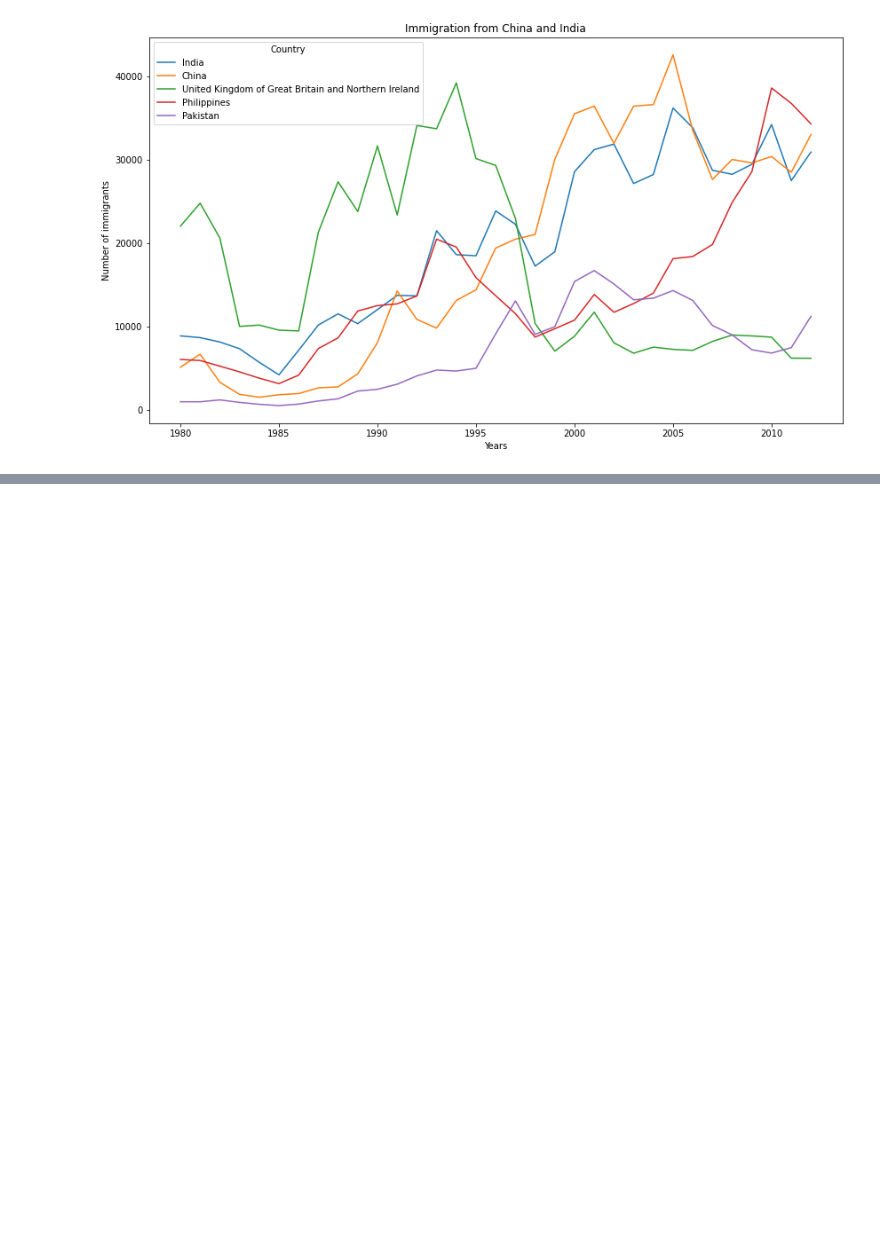
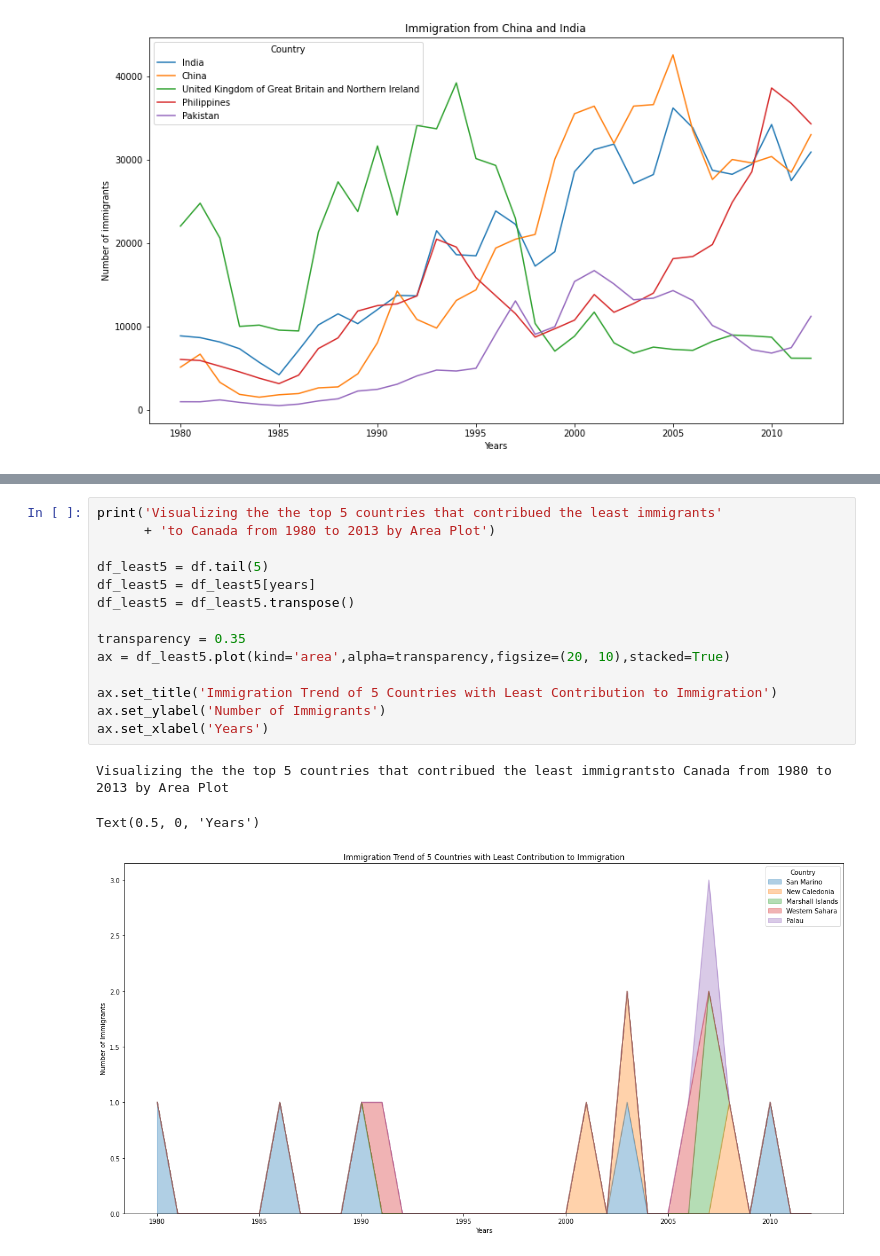
Before and after one commit to harveyvn/Data-Visualization-with-Python, a Jupyter notebook: Exploring_Datasets_on_Immigration_to_Canada.ipynb, the cells around one changed output, grey strips where cells are left out. Drawn from its saved outputs; the diff is of its cells as text; blank space fills up the shorter version.

```diff
--- a/Exploring_Datasets_on_Immigration_to_Canada.ipynb
+++ b/Exploring_Datasets_on_Immigration_to_Canada.ipynb
@@ -416,0 +448,18 @@ Pakistan                                              978    972  ...   7468  11
+# %%
+print('Visualizing the the top 5 countries that contribued the least immigrants'
+      + 'to Canada from 1980 to 2013 by Area Plot')
+
+df_least5 = df.tail(5)
+df_least5 = df_least5[years]
+df_least5 = df_least5.transpose()
+
+transparency = 0.35
+ax = df_least5.plot(kind='area',alpha=transparency,figsize=(20, 10),stacked=True)
+
+ax.set_title('Immigration Trend of 5 Countries with Least Contribution to Immigration')
+ax.set_ylabel('Number of Immigrants')
+ax.set_xlabel('Years')
+# %% [output]
+Visualizing the the top 5 countries that contribued the least immigrantsto Canada from 1980 to 2013 by Area Plot
+Text(0.5, 0, 'Years')
+[figure, added]
```
Also changed, not shown: parts of 11 cells of this notebook.
